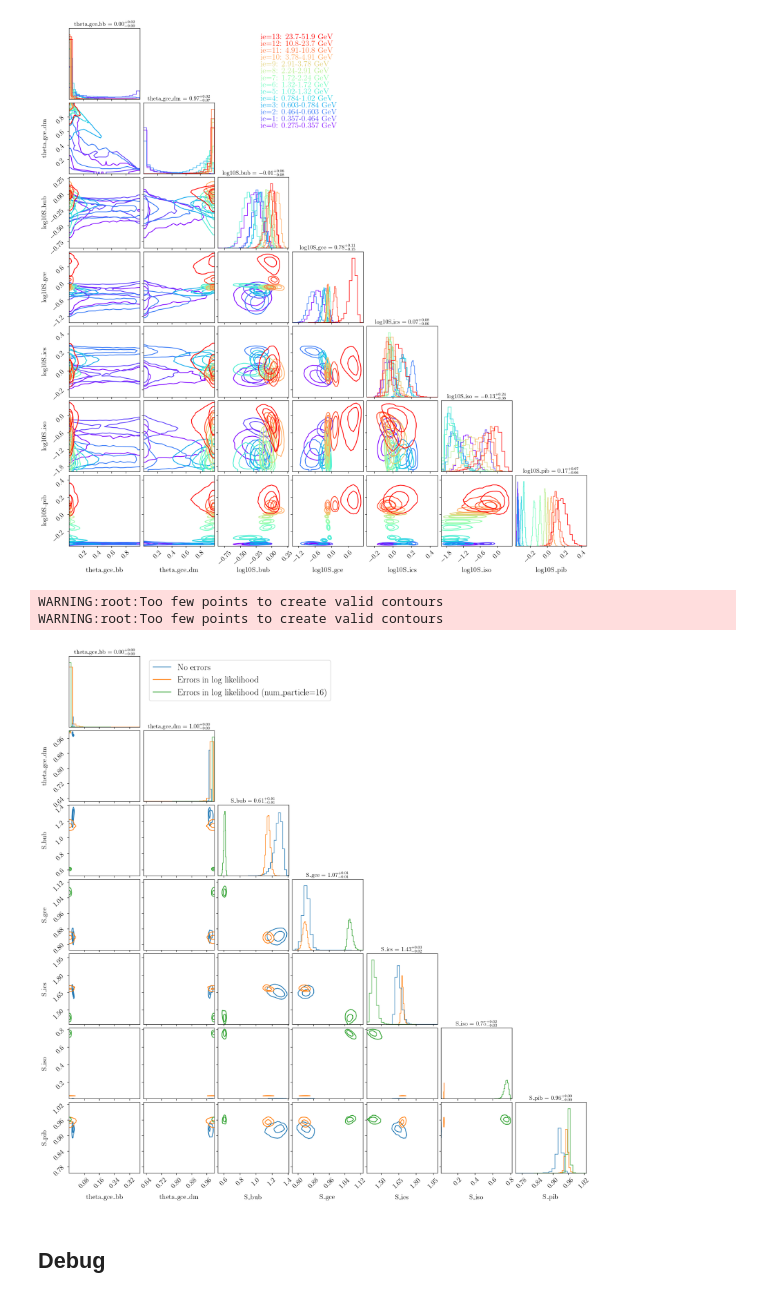
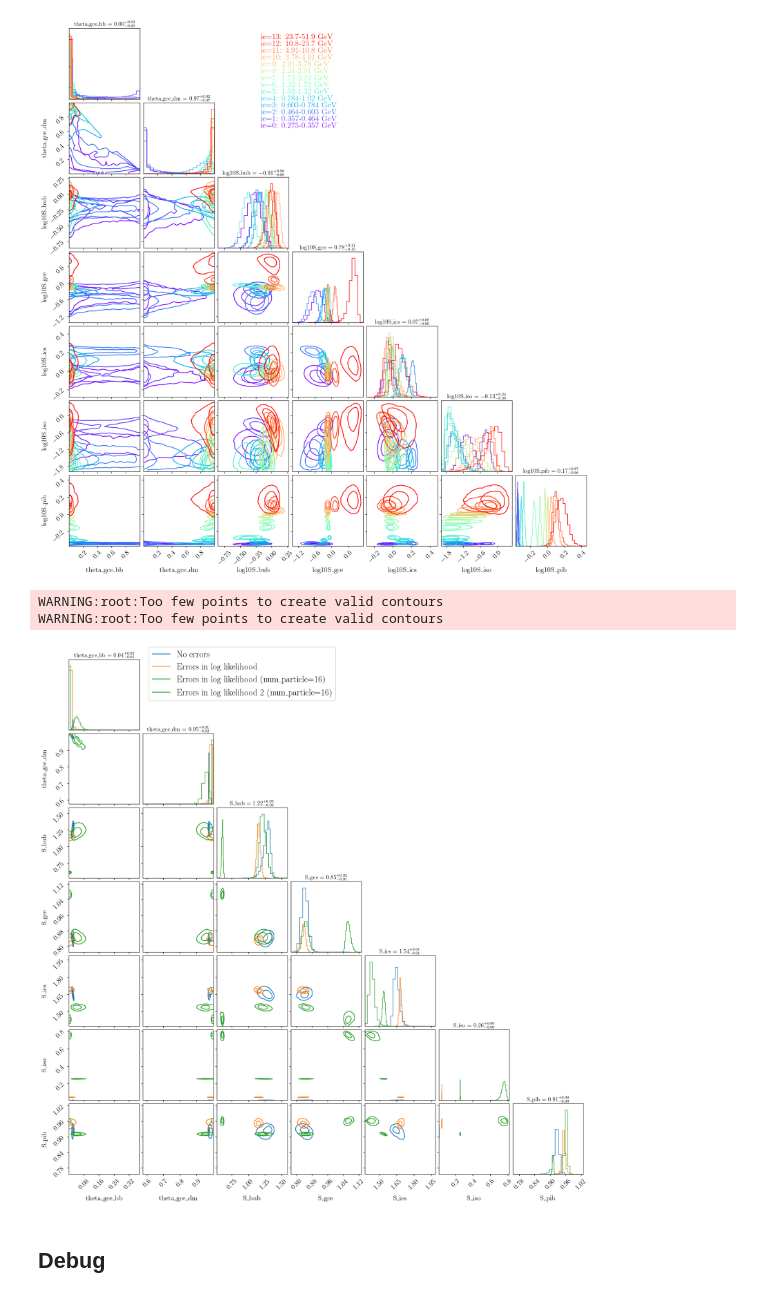
Before and after one commit to yitiansun/gce-prob-prog, a Jupyter notebook: notebooks/3_compare_gcepy.ipynb, the cells around one changed output. Saved outputs shown, nothing was run; the diff lists cells and outputs as text; code cells hidden in the pictures.

```diff
--- a/notebooks/3_compare_gcepy.ipynb
+++ b/notebooks/3_compare_gcepy.ipynb
@@ -64,7 +64,7 @@ s = pickle.load(open(f'{output_dir}/compare_gcepy/gcepy_svi_ie0.p', 'rb'))[0]
 ### 1.2 full
 # %%
 svi_results = ebinmodel_gcepy.fit_SVI(
-    rng_key=jax.random.PRNGKey(424),
+    rng_key=jax.random.PRNGKey(42443),
     num_flows=5, hidden_dims=[256, 256],
     n_steps=20000, lr=5e-5, num_particles=16,
     ebin='all',
@@ -163,16 +163,19 @@ samples_dict = {
     'noerr' : pickle.load(open(f'{output_dir}/compare_gcepy/gcepy_svi_full.p', 'rb'))[0],
     'errll' : pickle.load(open(f'{output_dir}/compare_gcepy/gcepy_svi_full_errll.p', 'rb'))[0],
     'errll_par16' : pickle.load(open(f'{output_dir}/compare_gcepy/gcepy_svi_full_errll_par16.p', 'rb'))[0],
+    'errll_par16_2' : pickle.load(open(f'{output_dir}/compare_gcepy/gcepy_svi_full_errll_par16_2.p', 'rb'))[0],
 }
 colors_dict = {
     'noerr' : 'C0',
     'errll' : 'C1',
     'errll_par16' : 'C2',
+    'errll_par16_2' : 'C2',
 }
 names_dict = {
     'noerr' : 'No errors',
     'errll' : 'Errors in log likelihood',
     'errll_par16' : 'Errors in log likelihood (num_particle=16)',
+    'errll_par16_2' : 'Errors in log likelihood 2 (num_particle=16)',
 }
 plot_var_names = [
     'theta_gce_bb', 'theta_gce_dm',
@@ -200,34 +203,34 @@ for ie, (samples_name, samples) in enumerate(samples_dict.items()):
         plot_contours=True,
         fill_contours=False,
         plot_density=False,
         plot_datapoints=False,
         fig=figure,
     )
     #figure.text(0.4, 0.8+0.012*ie, samples_name, fontsize=18, color=color)
 
 figure.legend(
     [mpl.lines.Line2D([0], [0], color=c) for k, c in colors_dict.items()],
     [names_dict[k] for k, c in colors_dict.items()],
     loc=(0.2, 0.9)
 )
 
 # ndim = len(plot_var_names)
 # axs = np.array(figure.axes).reshape((ndim, ndim))
 
 # MAP_estimates, _ = pickle.load(open(f'{output_dir}/check_SVI/ebin10_MAP.p', 'rb'))
 
 # for i, v in enumerate(plot_var_names):
 #     axs[i,i].axvline(MAP_estimates[v], color='k')
 
 # for ri in range(ndim):
 #     for ci in range(ri):
 #         axs[ri,ci].plot(MAP_estimates[plot_var_names[ci]], MAP_estimates[plot_var_names[ri]], '*', color='k', ms=10)
 
 plt.savefig('../output/posteriors/plots/gcepy_full.pdf')
 # %% [output]
 WARNING:root:Too few points to create valid contours
 WARNING:root:Too few points to create valid contours
-[figure, old version]
+[figure, new version]
 # %% [markdown]
 ## Debug
 # %%
```
Also changed, not shown: parts of 1 cell of this notebook, 14 other files.
